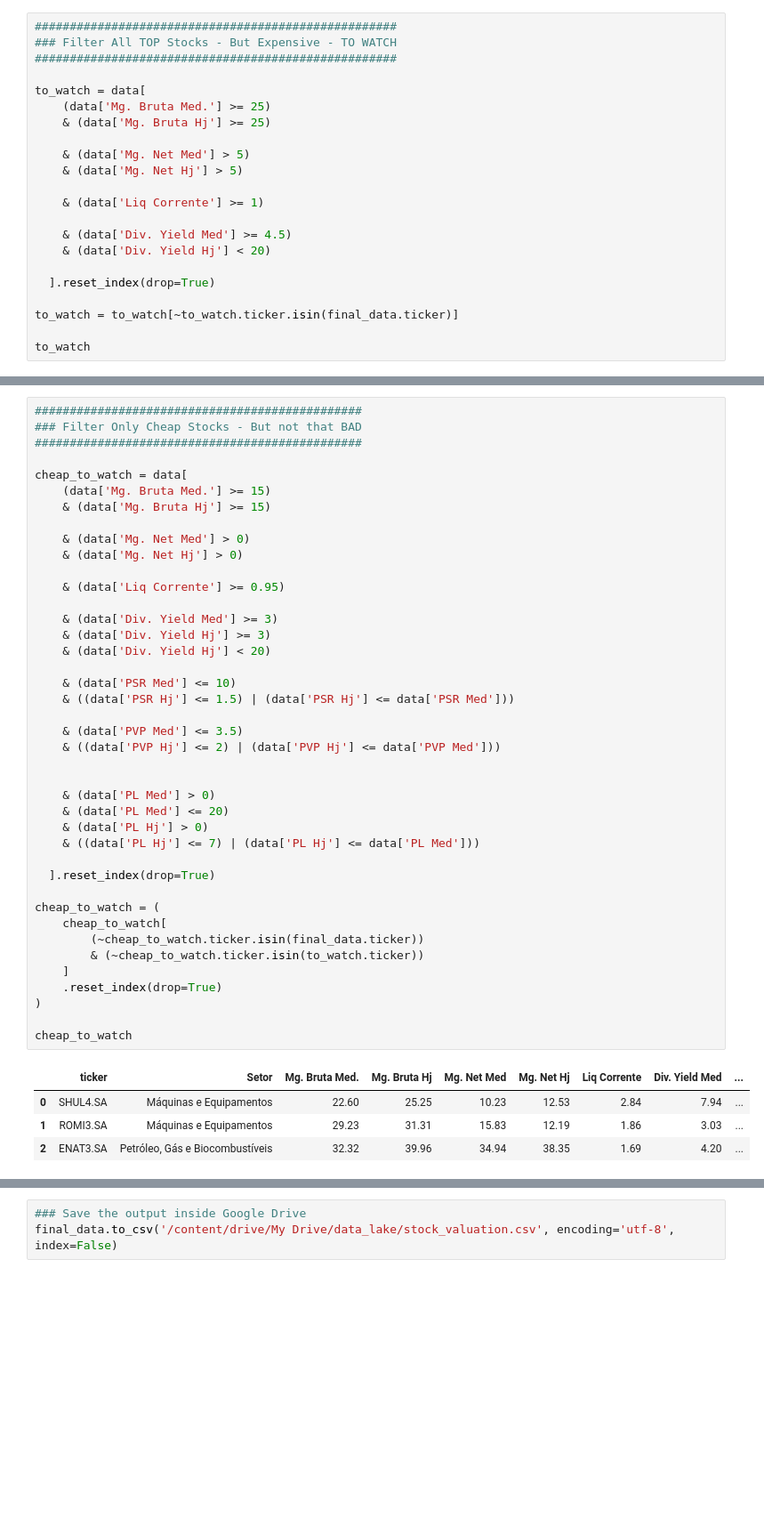
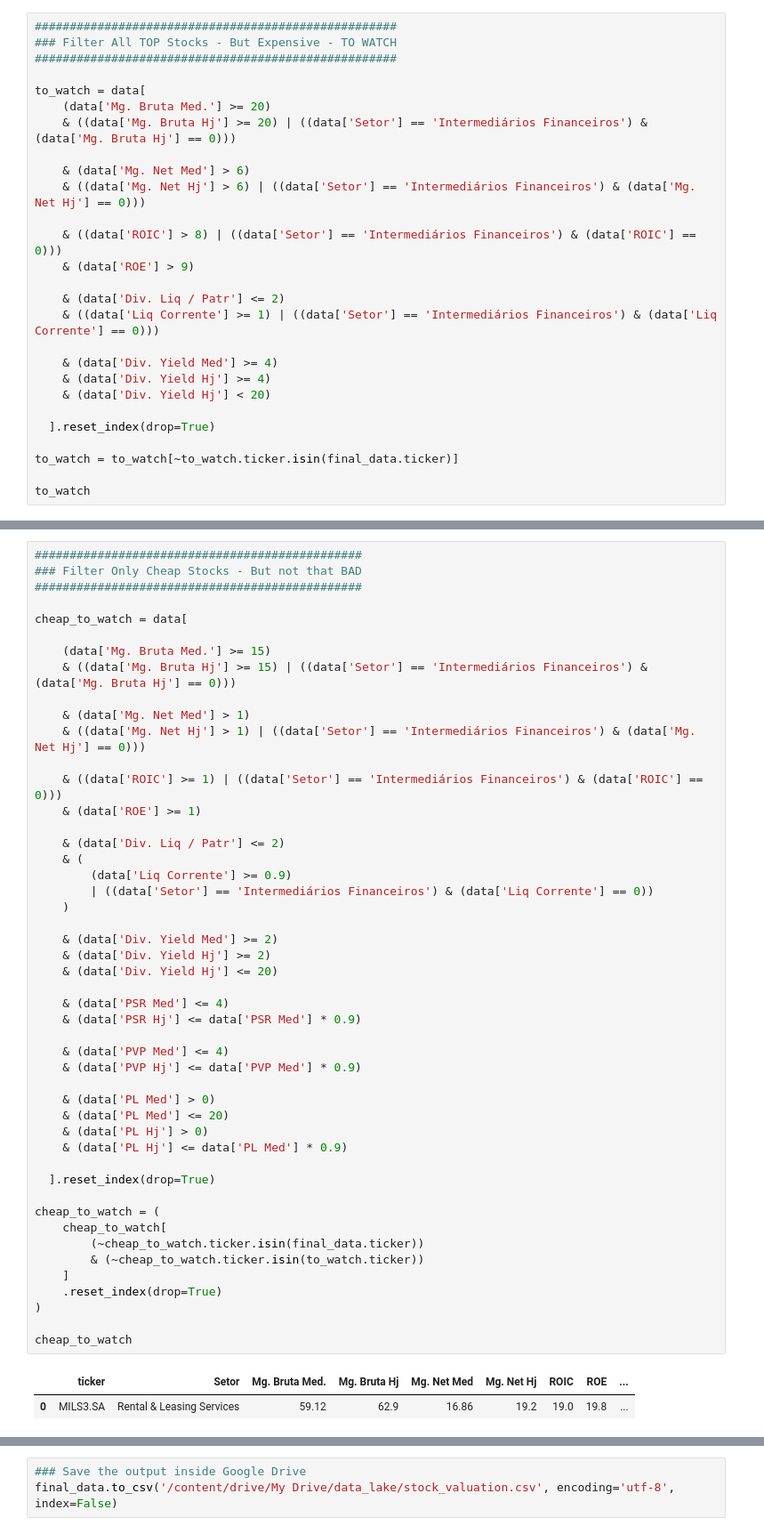
Before and after one commit to vinicius-vargas/robust-market-screener, a Jupyter notebook: stock_valuation.ipynb, the cells around one changed output, grey strips where cells are left out. Shown at 89% size. Cells and saved outputs as stored; diff of their text form; blank space fills up the shorter version.

```diff
--- a/stock_valuation.ipynb
+++ b/stock_valuation.ipynb
@@ -285,15 +284,20 @@ final_data
 ####################################################
 
 to_watch = data[
-    (data['Mg. Bruta Med.'] >= 25)
-    & (data['Mg. Bruta Hj'] >= 25)
+    (data['Mg. Bruta Med.'] >= 20)
+    & ((data['Mg. Bruta Hj'] >= 20) | ((data['Setor'] == 'Intermediários Financeiros') & (data['Mg. Bruta Hj'] == 0)))
 
-    & (data['Mg. Net Med'] > 5)
-    & (data['Mg. Net Hj'] > 5)
+    & (data['Mg. Net Med'] > 6)
+    & ((data['Mg. Net Hj'] > 6) | ((data['Setor'] == 'Intermediários Financeiros') & (data['Mg. Net Hj'] == 0)))
 
-    & (data['Liq Corrente'] >= 1)
+    & ((data['ROIC'] > 8) | ((data['Setor'] == 'Intermediários Financeiros') & (data['ROIC'] == 0)))
+    & (data['ROE'] > 9)
 
-    & (data['Div. Yield Med'] >= 4.5)
+    & (data['Div. Liq / Patr'] <= 2)
+    & ((data['Liq Corrente'] >= 1) | ((data['Setor'] == 'Intermediários Financeiros') & (data['Liq Corrente'] == 0)))
+
+    & (data['Div. Yield Med'] >= 4)
+    & (data['Div. Yield Hj'] >= 4)
     & (data['Div. Yield Hj'] < 20)
 
   ].reset_index(drop=True)
@@ -317,49 +322,54 @@ to_watch
 # %%
 ###############################################
 ### Filter Only Cheap Stocks - But not that BAD
 ###############################################
 
 cheap_to_watch = data[
+
     (data['Mg. Bruta Med.'] >= 15)
-    & (data['Mg. Bruta Hj'] >= 15)
+    & ((data['Mg. Bruta Hj'] >= 15) | ((data['Setor'] == 'Intermediários Financeiros') & (data['Mg. Bruta Hj'] == 0)))
 
-    & (data['Mg. Net Med'] > 0)
-    & (data['Mg. Net Hj'] > 0)
+    & (data['Mg. Net Med'] > 1)
+    & ((data['Mg. Net Hj'] > 1) | ((data['Setor'] == 'Intermediários Financeiros') & (data['Mg. Net Hj'] == 0)))
 
-    & (data['Liq Corrente'] >= 0.95)
+    & ((data['ROIC'] >= 1) | ((data['Setor'] == 'Intermediários Financeiros') & (data['ROIC'] == 0)))
+    & (data['ROE'] >= 1)
 
-    & (data['Div. Yield Med'] >= 3)
-    & (data['Div. Yield Hj'] >= 3)
-    & (data['Div. Yield Hj'] < 20)
+    & (data['Div. Liq / Patr'] <= 2)
+    & (
+        (data['Liq Corrente'] >= 0.9)
+        | ((data['Setor'] == 'Intermediários Financeiros') & (data['Liq Corrente'] == 0))
+    )
 
-    & (data['PSR Med'] <= 10)
-    & ((data['PSR Hj'] <= 1.5) | (data['PSR Hj'] <= data['PSR Med']))
+    & (data['Div. Yield Med'] >= 2)
+    & (data['Div. Yield Hj'] >= 2)
+    & (data['Div. Yield Hj'] <= 20)
 
-    & (data['PVP Med'] <= 3.5)
-    & ((data['PVP Hj'] <= 2) | (data['PVP Hj'] <= data['PVP Med']))
+    & (data['PSR Med'] <= 4)
+    & (data['PSR Hj'] <= data['PSR Med'] * 0.9)
 
+    & (data['PVP Med'] <= 4)
+    & (data['PVP Hj'] <= data['PVP Med'] * 0.9)
 
     & (data['PL Med'] > 0)
     & (data['PL Med'] <= 20)
     & (data['PL Hj'] > 0)
-    & ((data['PL Hj'] <= 7) | (data['PL Hj'] <= data['PL Med']))
+    & (data['PL Hj'] <= data['PL Med'] * 0.9)
 
   ].reset_index(drop=True)
 
 cheap_to_watch = (
     cheap_to_watch[
         (~cheap_to_watch.ticker.isin(final_data.ticker))
         & (~cheap_to_watch.ticker.isin(to_watch.ticker))
     ]
     .reset_index(drop=True)
 )
 
 cheap_to_watch
 # %% [output]
-|  | ticker | Setor | Mg. Bruta Med. | Mg. Bruta Hj | Mg. Net Med | Mg. Net Hj | Liq Corrente | Div. Yield Med | ... |
-| 0 | SHUL4.SA | Máquinas e Equipamentos | 22.60 | 25.25 | 10.23 | 12.53 | 2.84 | 7.94 | ... |
-| 1 | ROMI3.SA | Máquinas e Equipamentos | 29.23 | 31.31 | 15.83 | 12.19 | 1.86 | 3.03 | ... |
-| 2 | ENAT3.SA | Petróleo, Gás e Biocombustíveis | 32.32 | 39.96 | 34.94 | 38.35 | 1.69 | 4.20 | ... |
+|  | ticker | Setor | Mg. Bruta Med. | Mg. Bruta Hj | Mg. Net Med | Mg. Net Hj | ROIC | ROE | ... |
+| 0 | MILS3.SA | Rental & Leasing Services | 59.12 | 62.9 | 16.86 | 19.2 | 19.0 | 19.8 | ... |
 # %%
 ###########################################
 ### FINAL STOCK PICKING - IT MUST BE MANUAL
```
Also changed, not shown: parts of 16 cells of this notebook.
